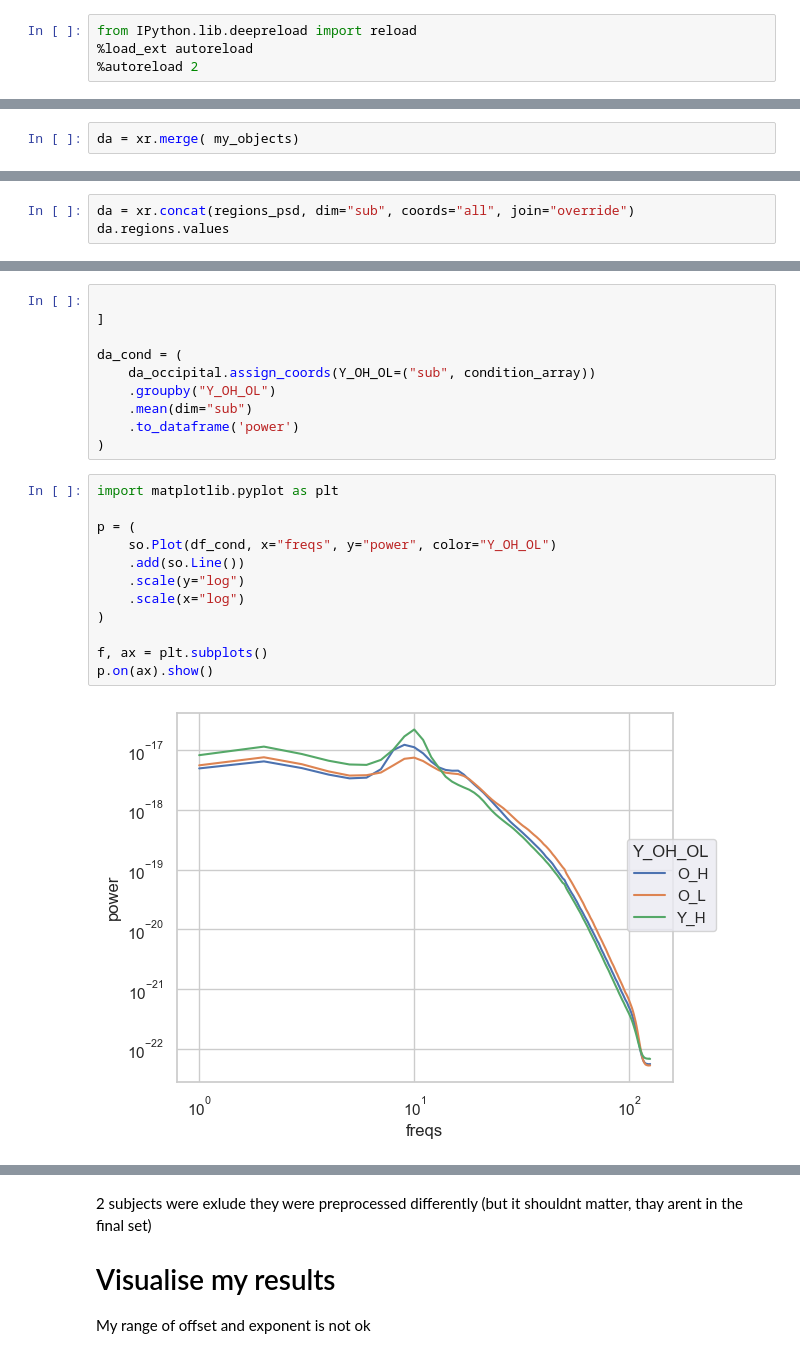
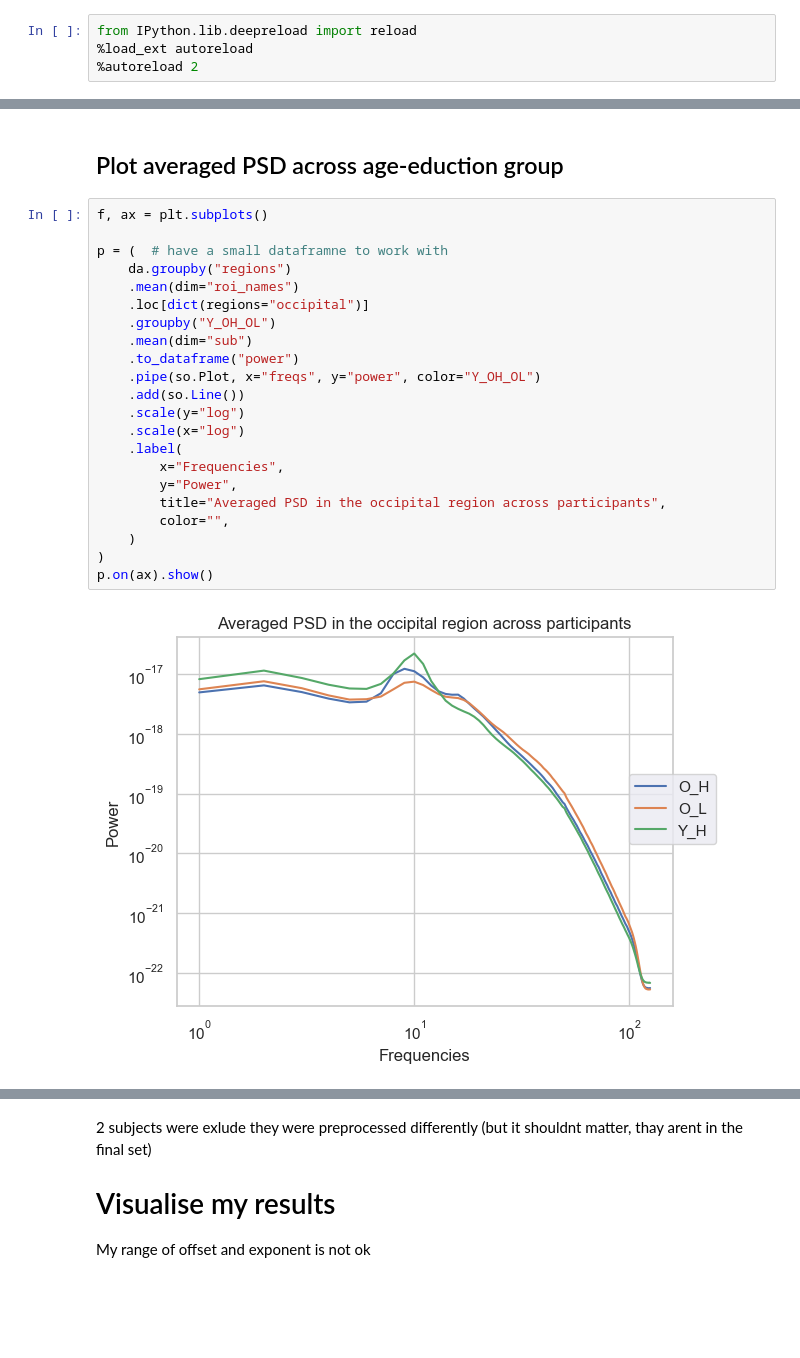
Before and after one commit to danieltomasz/ephys-poirot-analysis, a Jupyter notebook: studies/Montemurro_LEMON_rsEEG_aperiodic.ipynb, the cells around one changed output, grey strips where cells are left out. Saved outputs shown, nothing was run; the diff lists cells and outputs as text; blank space fills up the shorter version.

```diff
--- a/studies/Montemurro_LEMON_rsEEG_aperiodic.ipynb
+++ b/studies/Montemurro_LEMON_rsEEG_aperiodic.ipynb
@@ -112,2 +125,0 @@ age_edu_ar = prepare_grouping(da, "roi_names",age_edu_array  )
-# %%
-da = xr.merge( my_objects)
@@ -137,3 +125,0 @@ Coordinates:
-# %%
-da = xr.concat(regions_psd, dim="sub", coords="all", join="override")
-da.regions.values
@@ -162,24 +126,26 @@ da_occipital = (
-# %%
-
-]
-
-da_cond = (
-    da_occipital.assign_coords(Y_OH_OL=("sub", condition_array))
-    .groupby("Y_OH_OL")
-    .mean(dim="sub")
-    .to_dataframe('power')
-)
+# %% [markdown]
+## Plot averaged PSD across age-eduction group
 # %%
-import matplotlib.pyplot as plt
+f, ax = plt.subplots()
 
-p = (
-    so.Plot(df_cond, x="freqs", y="power", color="Y_OH_OL")
+p = (  # have a small dataframne to work with
+    da.groupby("regions")
+    .mean(dim="roi_names")
+    .loc[dict(regions="occipital")]
+    .groupby("Y_OH_OL")
+    .mean(dim="sub")
+    .to_dataframe("power")
+    .pipe(so.Plot, x="freqs", y="power", color="Y_OH_OL")
     .add(so.Line())
     .scale(y="log")
     .scale(x="log")
+    .label(
+        x="Frequencies",
+        y="Power",
+        title="Averaged PSD in the occipital region across participants",
+        color="",
+    )
 )
-
-f, ax = plt.subplots()
 p.on(ax).show()
 # %% [output]
-[figure, old version]
+[figure, new version]
```
Also changed, not shown: parts of 18 cells of this notebook, 3 other files.
